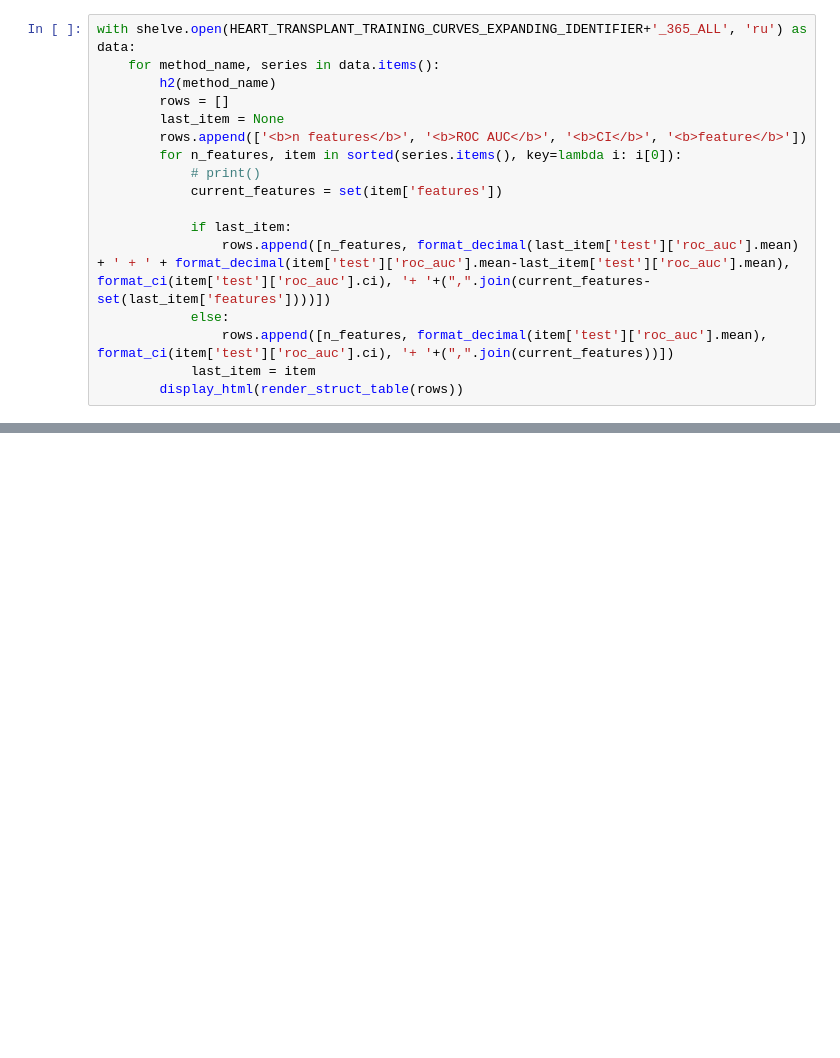
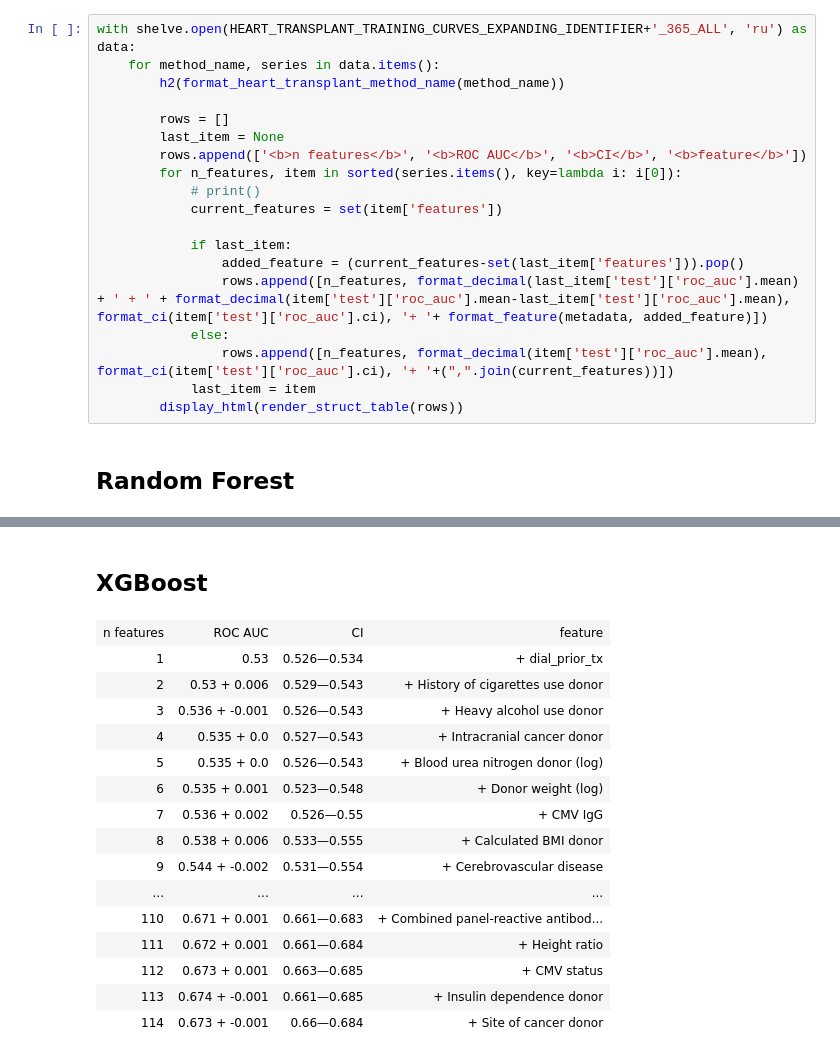
Before and after one commit to HCVE/unos-ml, a Jupyter notebook: notebooks/heart_transplant/heart_transplant_training_curves.ipynb, the cells around one changed output, grey strips where cells are left out. Cells and saved outputs as stored; diff of their text form; blank space fills up the shorter version.

```diff
--- a/notebooks/heart_transplant/heart_transplant_training_curves.ipynb
+++ b/notebooks/heart_transplant/heart_transplant_training_curves.ipynb
@@ -73,7 +74,8 @@ error: db file doesn't exist; use 'c' or 'n' flag to create a new db
 # %%
 with shelve.open(HEART_TRANSPLANT_TRAINING_CURVES_EXPANDING_IDENTIFIER+'_365_ALL', 'ru') as data:
     for method_name, series in data.items():
-        h2(method_name)
+        h2(format_heart_transplant_method_name(method_name))
+
         rows = []
         last_item = None
         rows.append(['<b>n features</b>', '<b>ROC AUC</b>', '<b>CI</b>', '<b>feature</b>'])
@@ -82,8 +84,11 @@ with shelve.open(HEART_TRANSPLANT_TRAINING_CURVES_EXPANDING_IDENTIFIER+'_365_ALL
             current_features = set(item['features'])
 
             if last_item:
-                rows.append([n_features, format_decimal(last_item['test']['roc_auc'].mean) + ' + ' + format_decimal(item['test']['roc_auc'].mean-last_item['test']['roc_auc'].mean), format_ci(item['test']['roc_auc'].ci), '+ '+(",".join(current_features-set(last_item['features'])))])
+                added_feature = (current_features-set(last_item['features'])).pop()
+                rows.append([n_features, format_decimal(last_item['test']['roc_auc'].mean) + ' + ' + format_decimal(item['test']['roc_auc'].mean-last_item['test']['roc_auc'].mean), format_ci(item['test']['roc_auc'].ci), '+ '+ format_feature(metadata, added_feature)])
             else:
                 rows.append([n_features, format_decimal(item['test']['roc_auc'].mean), format_ci(item['test']['roc_auc'].ci), '+ '+(",".join(current_features))])
             last_item = item
         display_html(render_struct_table(rows))
+# %% [output]
+Random Forest
@@ -89,0 +110,17 @@ with shelve.open(HEART_TRANSPLANT_TRAINING_CURVES_EXPANDING_IDENTIFIER+'_365_ALL
+XGBoost
+| n features | ROC AUC | CI | feature |
+| 1 | 0.53 | 0.526—0.534 | + dial_prior_tx |
+| 2 | 0.53 + 0.006 | 0.529—0.543 | + History of cigarettes use donor |
+| 3 | 0.536 + -0.001 | 0.526—0.543 | + Heavy alcohol use donor |
+| 4 | 0.535 + 0.0 | 0.527—0.543 | + Intracranial cancer donor |
+| 5 | 0.535 + 0.0 | 0.526—0.543 | + Blood urea nitrogen donor (log) |
+| 6 | 0.535 + 0.001 | 0.523—0.548 | + Donor weight (log) |
+| 7 | 0.536 + 0.002 | 0.526—0.55 | + CMV IgG |
+| 8 | 0.538 + 0.006 | 0.533—0.555 | + Calculated BMI donor |
+| 9 | 0.544 + -0.002 | 0.531—0.554 | + Cerebrovascular disease |
+| ... | ... | ... | ... |
+| 110 | 0.671 + 0.001 | 0.661—0.683 | + Combined panel-reactive antibod... |
+| 111 | 0.672 + 0.001 | 0.661—0.684 | + Height ratio |
+| 112 | 0.673 + 0.001 | 0.663—0.685 | + CMV status |
+| 113 | 0.674 + -0.001 | 0.661—0.685 | + Insulin dependence donor |
+| 114 | 0.673 + -0.001 | 0.66—0.684 | + Site of cancer donor |
```
Also changed, not shown: parts of 4 cells of this notebook, 11 other files.
